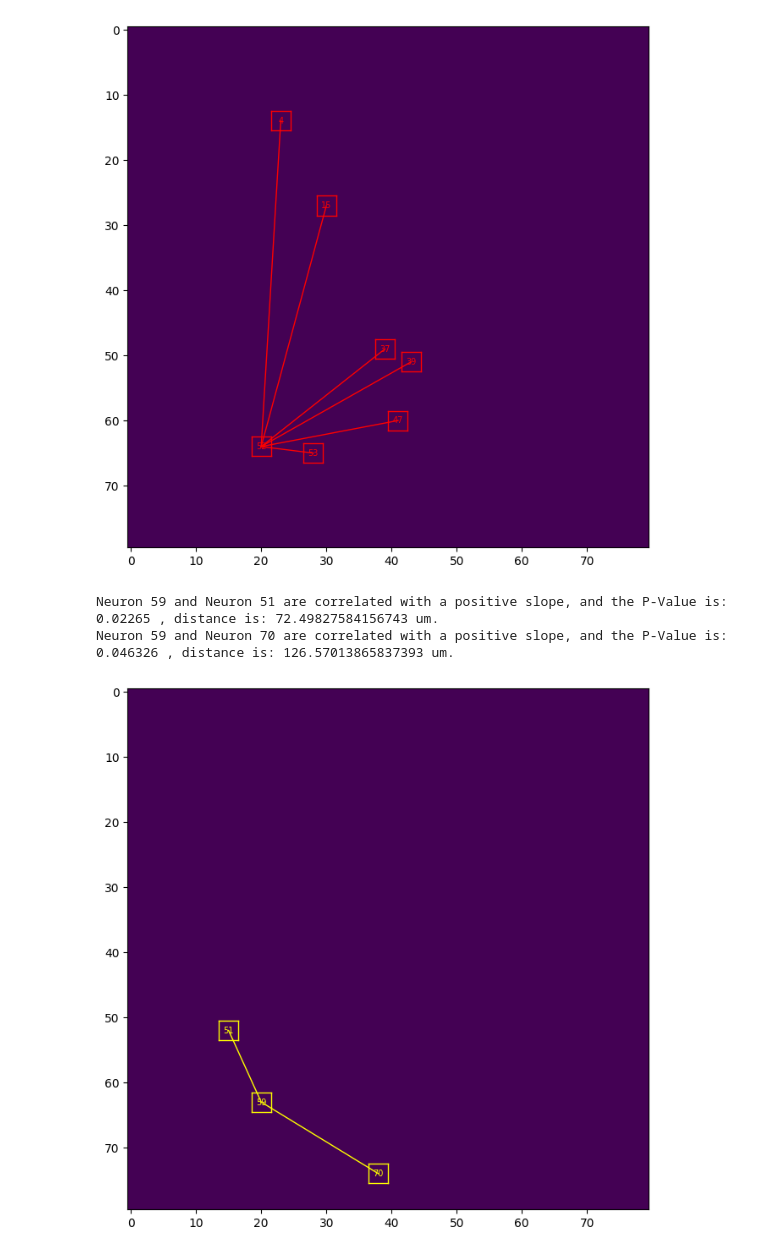
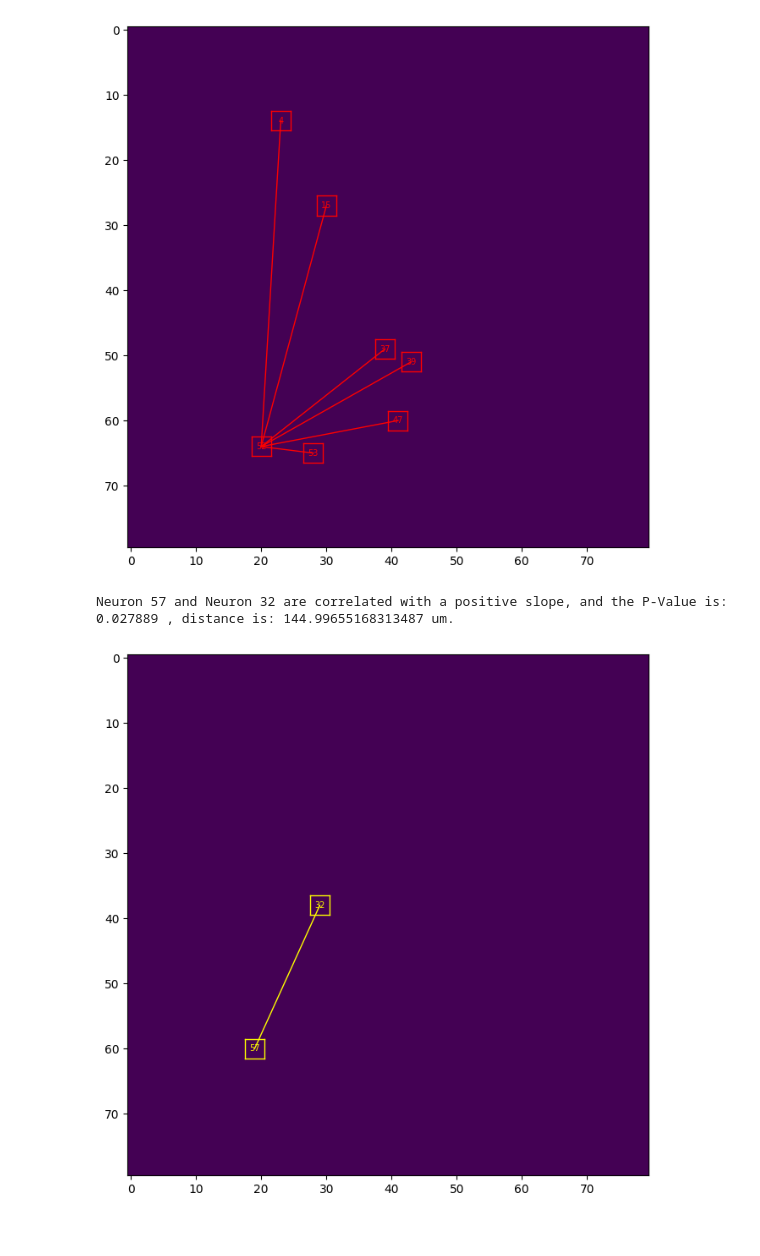
Before and after one commit to TianchengXu0420/ZDA_Adventure, a Jupyter notebook: GapJunction.ipynb, the cells around one changed output. Saved outputs shown, nothing was run; the diff lists cells and outputs as text; code cells hidden in the pictures.

Commit message:
Single Cell Visualization.

```diff
--- a/GapJunction.ipynb
+++ b/GapJunction.ipynb
@@ -11,7 +11,7 @@ from scipy.spatial.distance import pdist, squareform
 # %%
 index = []
 
-with open('C:/Users/Kevin/Desktop/26-02-24/01_01_01_location.dat', 'r') as f:
+with open('C:/Users/txu245/Desktop/26-02-24/01_01_01_location.dat', 'r') as f:
     for element in f:
         clean = element.strip()[1:-1]
         numbers = clean.split()
@@ -21,7 +21,7 @@ index = np.array(index)
 
 latency = []
 
-with open('C:/Users/Kevin/Desktop/26-02-24/01_01_01_latency.dat', 'r') as f:
+with open('C:/Users/txu245/Desktop/26-02-24/01_01_01_latency.dat', 'r') as f:
     for element in f:
         clean = element.strip()[1:-1]
         numbers = clean.split()
@@ -31,7 +31,7 @@ latency = np.array(latency)
 # %%
 index_Q = []
 
-with open('C:/Users/Kevin/Desktop/26-02-24/01_01_03_location.dat', 'r') as f:
+with open('C:/Users/txu245/Desktop/26-02-24/01_01_03_location.dat', 'r') as f:
     for element in f:
         clean = element.strip()[1:-1]
         numbers = clean.split()
@@ -41,7 +41,7 @@ index_Q = np.array(index_Q)
 
 latency_Q = []
 
-with open('C:/Users/Kevin/Desktop/26-02-24/01_01_03_latency.dat', 'r') as f:
+with open('C:/Users/txu245/Desktop/26-02-24/01_01_03_latency.dat', 'r') as f:
     for element in f:
         clean = element.strip()[1:-1]
         numbers = clean.split()
@@ -147,7 +147,7 @@ Neuron 52 and Neuron 53 are correlated with a positive slope, and the P-Value is
 [figure]
 # %%
 # Slice with Quinine.
-neuro_label = 59
+neuro_label = 57
 count = 0
 
 background = np.ones((80, 80))
@@ -167,36 +167,35 @@ ax.annotate(str(neuro_label), xy=(index_Q[neuro_label-1][1], index_Q[neuro_label
 for i in range(len(index_Q)):
 
     if i == neuro_label - 1:
         continue
     else:
         dist = np.sqrt((index_Q[i][0] - index_Q[neuro_label-1][0])**2 + (index_Q[i][1] - index_Q[neuro_label-1][1])**2) * 6
         Slope, _, _, pValue, _ = linregress(latency_Q[i], latency_Q[neuro_label-1])
 
         if pValue <=0.05 and Slope > 0:
             count = count + 1
             print('Neuron', neuro_label, 'and Neuron', i+1, 'are correlated with a positive slope, and the P-Value is:', np.round(pValue, 6), ', distance is:', dist, 'um.')
 
             loc_1 = index_Q[i]
             loc_2 = index_Q[neuro_label-1]
 
             ax.plot([loc_1[1], loc_2[1]], [loc_1[0], loc_2[0]], color='yellow', linewidth=1)
 
             top = loc_1[1] - 1.5
             bottom = loc_1[1] + 1.5
             left = loc_1[0] - 1.5
             right = loc_1[0] + 1.5
 
             ax.plot([top, top], [left, right], color='yellow', linewidth=1)
             ax.plot([bottom, bottom], [left, right], color='yellow', linewidth=1)
             ax.plot([top, bottom], [left, left], color='yellow', linewidth=1)
             ax.plot([top, bottom], [right, right], color='yellow', linewidth=1)
             ax.annotate(str(i+1), xy=(loc_1[1], loc_1[0]), ha='center', va='center', fontsize=7, color='yellow')
 
 plt.show()
 # %% [output]
-Neuron 59 and Neuron 51 are correlated with a positive slope, and the P-Value is: 0.02265 , distance is: 72.49827584156743 um.
-Neuron 59 and Neuron 70 are correlated with a positive slope, and the P-Value is: 0.046326 , distance is: 126.57013865837393 um.
+Neuron 57 and Neuron 32 are correlated with a positive slope, and the P-Value is: 0.027889 , distance is: 144.99655168313487 um.
-[figure, old version]
+[figure, new version]
 # %%
 num = len(index)
 trial = latency.shape[1]
```
Also changed, not shown: parts of 4 cells of this notebook.
